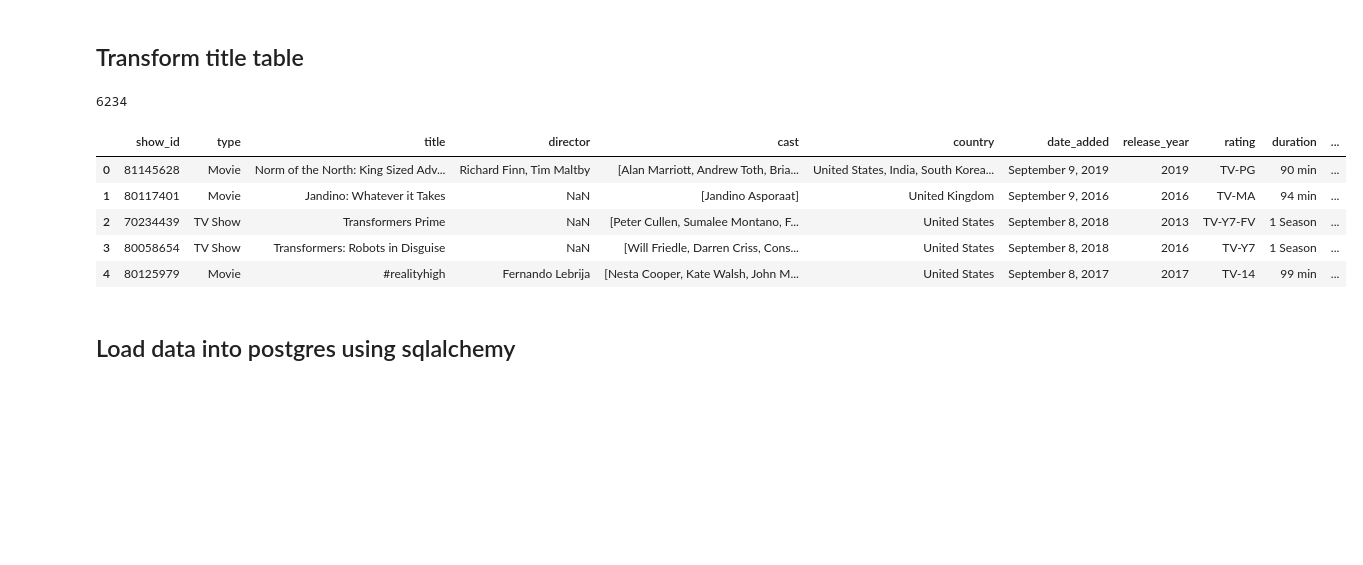
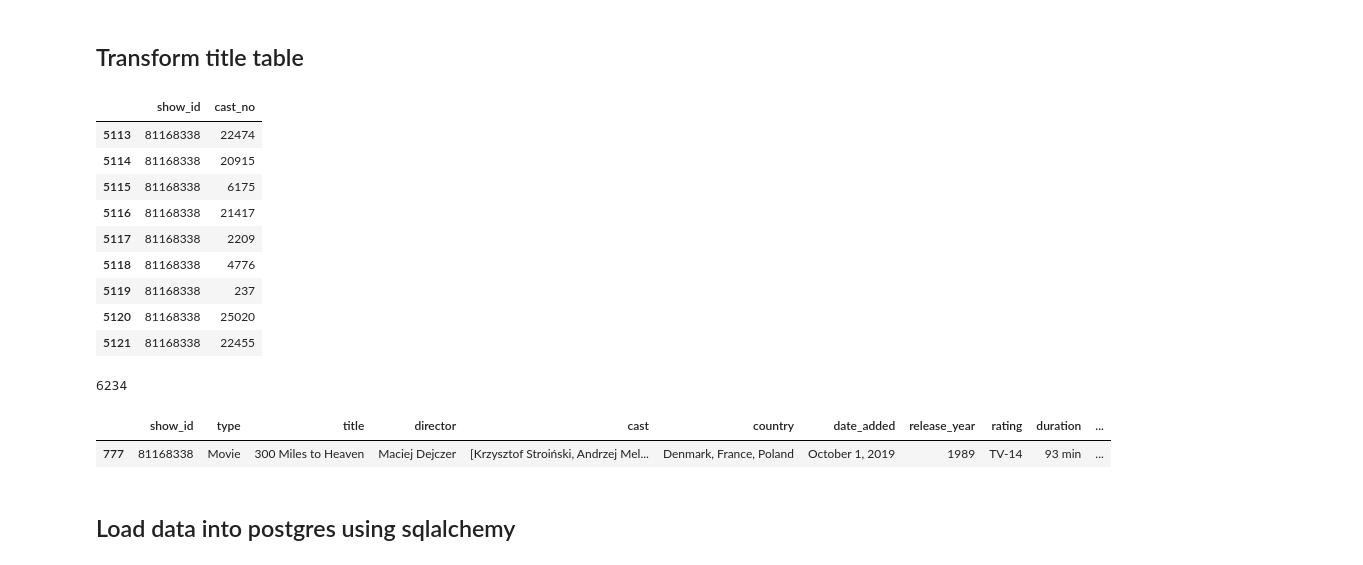
Before and after one commit to HaifaNajdawi/The_big_chill, a Jupyter notebook: static/data/Transform_Load.ipynb, the cells around one changed output. Drawn from its saved outputs; the diff is of its cells as text; code cells hidden in the pictures; blank space fills up the shorter version.

Commit message:
updated db w cast

```diff
--- a/static/data/Transform_Load.ipynb
+++ b/static/data/Transform_Load.ipynb
@@ -3,6 +3,7 @@ import pandas as pd
 import numpy as np
 from sqlalchemy import create_engine
 from config import password
+pd.set_option('display.max_colwidth', None)
 # %% [markdown]
 ## Merge netflix and omdb csv files
 # %%
@@ -288,19 +301,29 @@ language_table.head()
 # %% [markdown]
 ## Transform title table
+# %%
+cast_table_show = cast_table.loc[cast_table.show_id == 81168338]
+cast_table_show
+# %% [output]
+|  | show_id | cast_no |
+| 5113 | 81168338 | 22474 |
+| 5114 | 81168338 | 20915 |
+| 5115 | 81168338 | 6175 |
+| 5116 | 81168338 | 21417 |
+| 5117 | 81168338 | 2209 |
+| 5118 | 81168338 | 4776 |
+| 5119 | 81168338 | 237 |
+| 5120 | 81168338 | 25020 |
+| 5121 | 81168338 | 22455 |
 # %%
 title_df = merged_df.drop(columns=["listed_in","genre","language","Unnamed: 0"])
-title_df_show = title_df.loc[title_df.show_id == 80057969]
+title_df_show = title_df.loc[title_df.show_id == 81168338]
+
+print(len(title_df))
 title_df_show
-print(len(title_df))
-title_df.head()
 # %% [output]
 6234
 |  | show_id | type | title | director | cast | country | date_added | release_year | rating | duration | ... |
-| 0 | 81145628 | Movie | Norm of the North: King Sized Adv... | Richard Finn, Tim Maltby | [Alan Marriott, Andrew Toth, Bria... | United States, India, South Korea... | September 9, 2019 | 2019 | TV-PG | 90 min | ... |
-| 1 | 80117401 | Movie | Jandino: Whatever it Takes | NaN | [Jandino Asporaat] | United Kingdom | September 9, 2016 | 2016 | TV-MA | 94 min | ... |
-| 2 | 70234439 | TV Show | Transformers Prime | NaN | [Peter Cullen, Sumalee Montano, F... | United States | September 8, 2018 | 2013 | TV-Y7-FV | 1 Season | ... |
-| 3 | 80058654 | TV Show | Transformers: Robots in Disguise | NaN | [Will Friedle, Darren Criss, Cons... | United States | September 8, 2018 | 2016 | TV-Y7 | 1 Season | ... |
-| 4 | 80125979 | Movie | #realityhigh | Fernando Lebrija | [Nesta Cooper, Kate Walsh, John M... | United States | September 8, 2017 | 2017 | TV-14 | 99 min | ... |
+| 777 | 81168338 | Movie | 300 Miles to Heaven | Maciej Dejczer | [Krzysztof Stroiński, Andrzej Mel... | Denmark, France, Poland | October 1, 2019 | 1989 | TV-14 | 93 min | ... |
 # %% [markdown]
 ## Load data into postgres using sqlalchemy
 # %%
```
Also changed, not shown: parts of 13 cells of this notebook, 1 other file.
